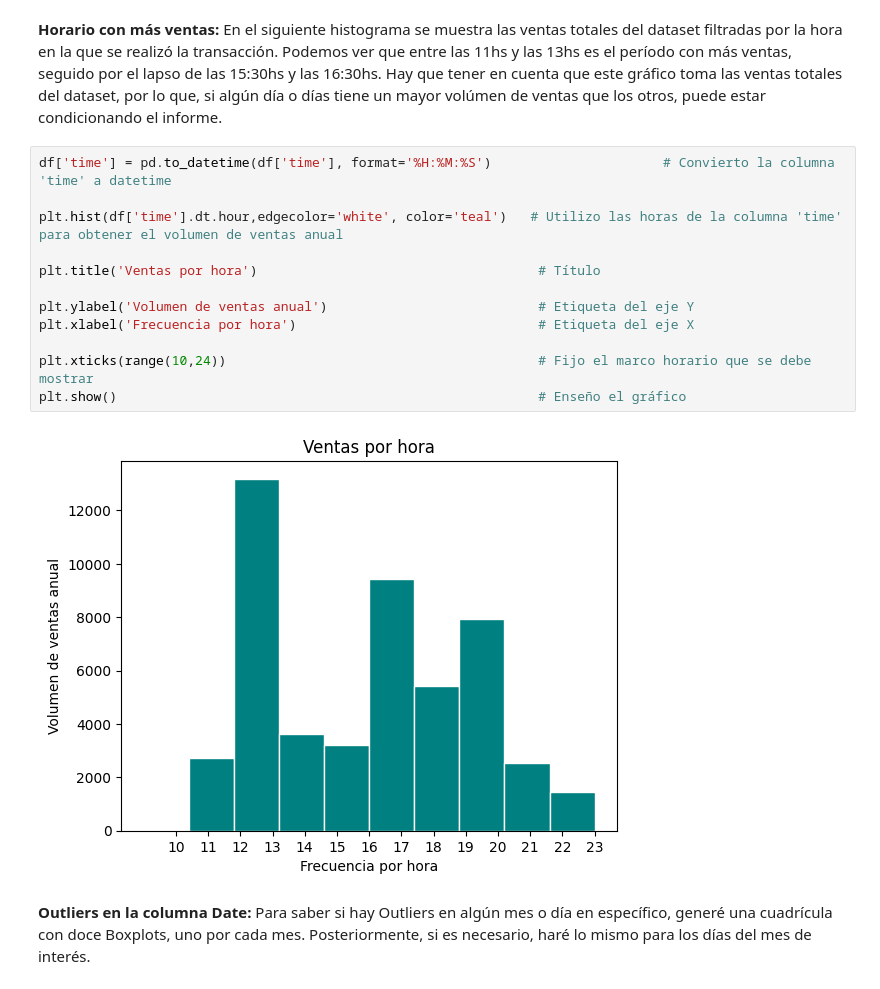
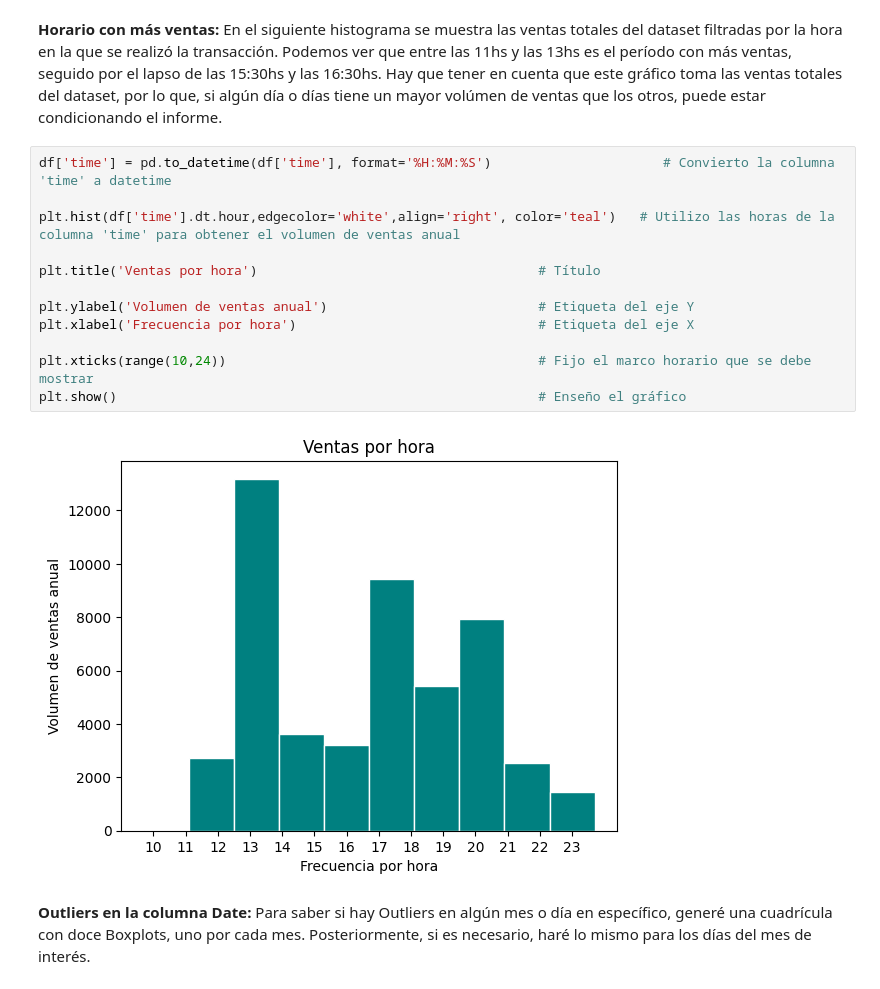
Before and after one commit to DJChincuini/PizzaParty__DataAnalytics-and-IA, a Jupyter notebook: Informe EDA.ipynb, the cells around one changed output. Saved outputs shown, nothing was run; the diff lists cells and outputs as text.

```diff
--- a/Informe EDA.ipynb
+++ b/Informe EDA.ipynb
@@ -67,17 +67,17 @@ Hay que tener en cuenta que este gráfico toma las ventas totales del dataset, p
 # %%
 df['time'] = pd.to_datetime(df['time'], format='%H:%M:%S')                      # Convierto la columna 'time' a datetime
 
-plt.hist(df['time'].dt.hour,edgecolor='white', color='teal')   # Utilizo las horas de la columna 'time' para obtener el volumen de ventas anual
+plt.hist(df['time'].dt.hour,edgecolor='white',align='right', color='teal')   # Utilizo las horas de la columna 'time' para obtener el volumen de ventas anual
 
 plt.title('Ventas por hora')                                    # Título
 
 plt.ylabel('Volumen de ventas anual')                           # Etiqueta del eje Y
 plt.xlabel('Frecuencia por hora')                               # Etiqueta del eje X
 
 plt.xticks(range(10,24))                                        # Fijo el marco horario que se debe mostrar
 plt.show()                                                      # Enseño el gráfico
 # %% [output]
-[figure, old version]
+[figure, new version]
 # %% [markdown]
 **Outliers en la columna Date:** Para saber si hay Outliers en algún mes o día en específico, generé una cuadrícula con doce Boxplots, uno por cada mes. Posteriormente, si es necesario, haré lo mismo para los días del mes de interés.
 # %%
```
